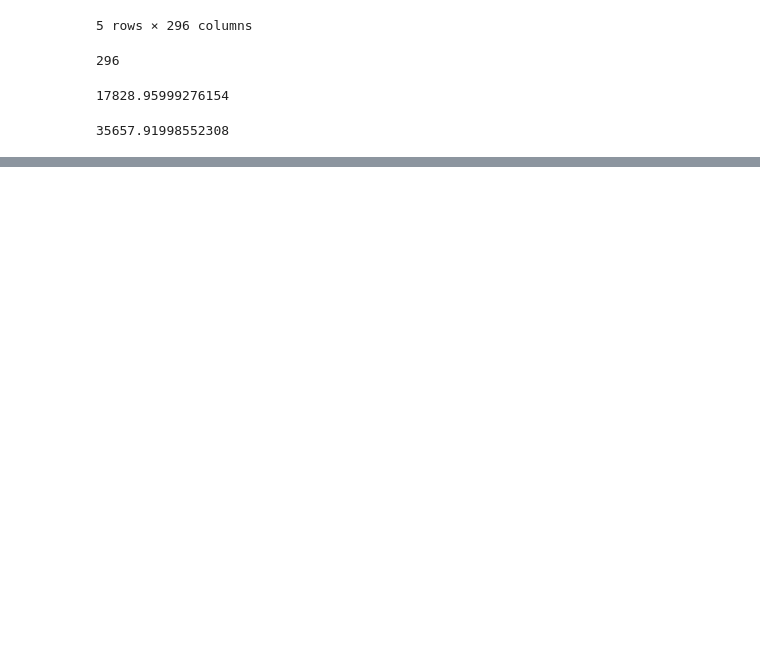
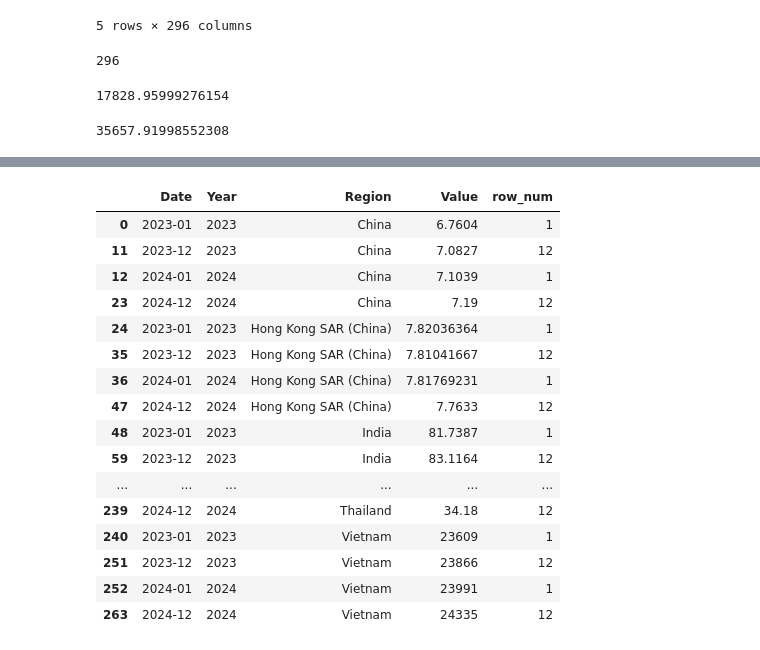
Before and after one commit to aizudeen11/cfm-nlp, a Jupyter notebook: webscrap.ipynb, the cells around one changed output, grey strips where cells are left out. Saved outputs shown, nothing was run; the diff lists cells and outputs as text; code cells hidden in the pictures; blank space fills up the shorter version.

```diff
--- a/webscrap.ipynb
+++ b/webscrap.ipynb
@@ -245,5 +275,0 @@ df[['Date', 'CLOSE']].iloc[::-1][360:]
-# %%
-df[['Month', 'Year']] = df[['Month', 'Year']].astype(str).dtypes
-# %%
-df['Date'] = '/'.join([df['Month'],df['Year']])
-df
@@ -255,0 +276,29 @@ TypeError: sequence item 0: expected str instance, Series found
+# %%
+import datetime
+
+df2 = df.copy()
+row = [x for x in range(362)]
+df2 = df2.drop([0,1,*row], axis=0).reset_index().drop('index', axis=1)
+df2 = df2.rename(columns={'Region':'Date'})
+date_new =[x for x in df2.Date if isinstance(x, datetime.datetime)]
+df2 = df2.iloc[:len(date_new)]
+df2 = df2.melt(id_vars="Date", var_name="Region", value_name="Value")
+df2['Year'] = df2['Date'].apply(lambda x : x.date().strftime("%Y"))
+df2['Date2'] = df2['Date'].apply(lambda x : x.date().strftime("%Y-%m"))
+latest_year = int(sorted(df2['Year'].unique())[-1])
+country = df2['Region'].unique()
+country_year, all_same, year_use = dict(), True, latest_year
+
+for x in country:
+    if len(df2[(df2['Region']==x) & (df2['Year']==str(latest_year))]) > 0:
+        country_year.update({x:latest_year})
+    else:
+        all_same = False
+        year_use = df2[(df2['Region']==x)]['Year'].unique()[-1]
+        country_year.update({x:year_use})
+
+country_year.update({'info':{'all_same': all_same, 'year_use': year_use}})
+year1 = country_year['info']['year_use']
+df2 = sqldf(f'select Date2 as Date, Year, Region, Value, row_number() over(partition by Region, Year order by Date2) as row_num from df2 where Year in ("{year1}", "{year1 - 1}")')
+
+df2.head()
@@ -255,0 +312,23 @@ TypeError: sequence item 0: expected str instance, Series found
+# %%
+num_list = sorted(df2[(df2['Region']=='China') & (df2['Year']==str(year1))]['row_num'].unique())
+num1, num2 =num_list[0] , num_list[-1]
+df2 = df2[(df2['Region'].isin(country))&(df2['row_num'].isin([num1, num2]))&(df2['Year'].isin([str(year1), str(year1-1)]))]
+df2
+# %% [output]
+|  | Date | Year | Region | Value | row_num |
+| 0 | 2023-01 | 2023 | China | 6.7604 | 1 |
+| 11 | 2023-12 | 2023 | China | 7.0827 | 12 |
+| 12 | 2024-01 | 2024 | China | 7.1039 | 1 |
+| 23 | 2024-12 | 2024 | China | 7.19 | 12 |
+| 24 | 2023-01 | 2023 | Hong Kong SAR (China) | 7.82036364 | 1 |
+| 35 | 2023-12 | 2023 | Hong Kong SAR (China) | 7.81041667 | 12 |
+| 36 | 2024-01 | 2024 | Hong Kong SAR (China) | 7.81769231 | 1 |
+| 47 | 2024-12 | 2024 | Hong Kong SAR (China) | 7.7633 | 12 |
+| 48 | 2023-01 | 2023 | India | 81.7387 | 1 |
+| 59 | 2023-12 | 2023 | India | 83.1164 | 12 |
+| ... | ... | ... | ... | ... | ... |
+| 239 | 2024-12 | 2024 | Thailand | 34.18 | 12 |
+| 240 | 2023-01 | 2023 | Vietnam | 23609 | 1 |
+| 251 | 2023-12 | 2023 | Vietnam | 23866 | 12 |
+| 252 | 2024-01 | 2024 | Vietnam | 23991 | 1 |
+| 263 | 2024-12 | 2024 | Vietnam | 24335 | 12 |
```
Also changed, not shown: parts of 13 cells of this notebook, 2 other files.
